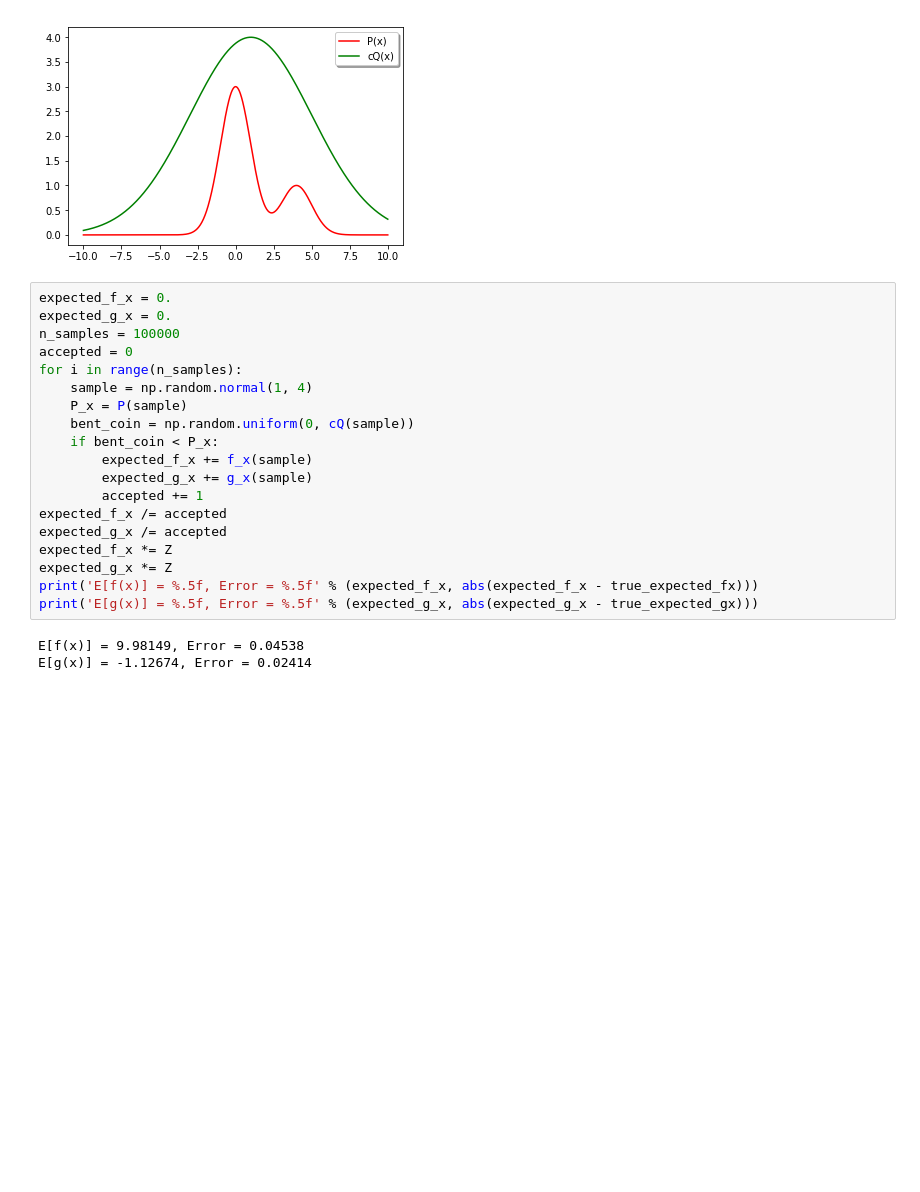
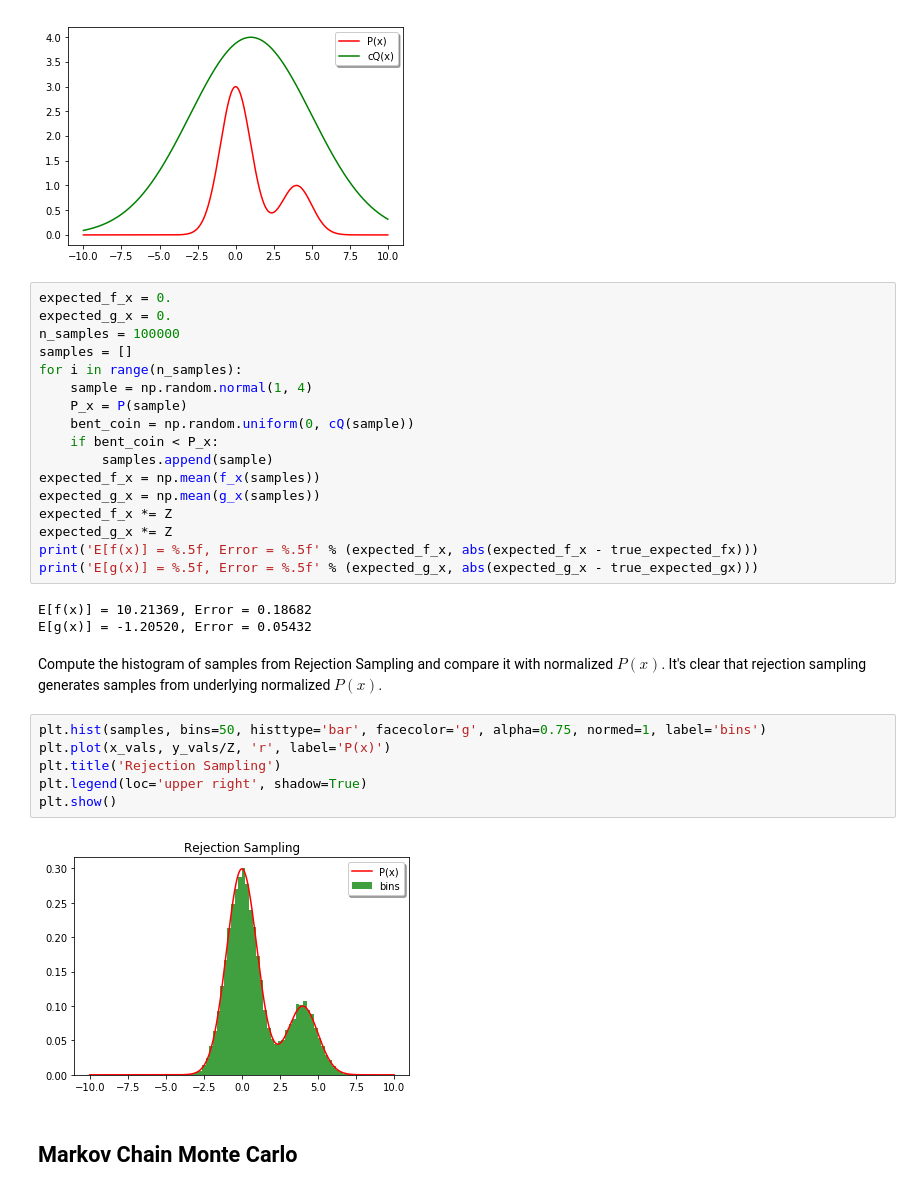
Before and after one commit to abdulfatir/sampling-methods-numpy, a Jupyter notebook: Monte-Carlo-Methods.ipynb, the cells around one changed output. Drawn from its saved outputs; the diff is of its cells as text; blank space fills up the shorter version.

```diff
--- a/Monte-Carlo-Methods.ipynb
+++ b/Monte-Carlo-Methods.ipynb
@@ -90,21 +94,31 @@ plt.show()
 expected_f_x = 0.
 expected_g_x = 0.
 n_samples = 100000
-accepted = 0
+samples = []
 for i in range(n_samples):
     sample = np.random.normal(1, 4)
     P_x = P(sample)
     bent_coin = np.random.uniform(0, cQ(sample))
     if bent_coin < P_x:
-        expected_f_x += f_x(sample)
-        expected_g_x += g_x(sample)
-        accepted += 1
-expected_f_x /= accepted
-expected_g_x /= accepted
+        samples.append(sample)
+expected_f_x = np.mean(f_x(samples))
+expected_g_x = np.mean(g_x(samples))
 expected_f_x *= Z
 expected_g_x *= Z
 print('E[f(x)] = %.5f, Error = %.5f' % (expected_f_x, abs(expected_f_x - true_expected_fx)))
 print('E[g(x)] = %.5f, Error = %.5f' % (expected_g_x, abs(expected_g_x - true_expected_gx)))
 # %% [output]
-E[f(x)] = 9.98149, Error = 0.04538
-E[g(x)] = -1.12674, Error = 0.02414
+E[f(x)] = 10.21369, Error = 0.18682
+E[g(x)] = -1.20520, Error = 0.05432
+# %% [markdown]
+Compute the histogram of samples from Rejection Sampling and compare it with normalized $P(x)$. It's clear that rejection sampling generates samples from underlying normalized $P(x)$.
+# %%
+plt.hist(samples, bins=50, histtype='bar', facecolor='g', alpha=0.75, normed=1, label='bins')
+plt.plot(x_vals, y_vals/Z, 'r', label='P(x)')
+plt.title('Rejection Sampling')
+plt.legend(loc='upper right', shadow=True)
+plt.show()
+# %% [output]
+[figure, added]
+# %% [markdown]
+## Markov Chain Monte Carlo
```
Also changed, not shown: parts of 14 cells of this notebook, 1 other file.
